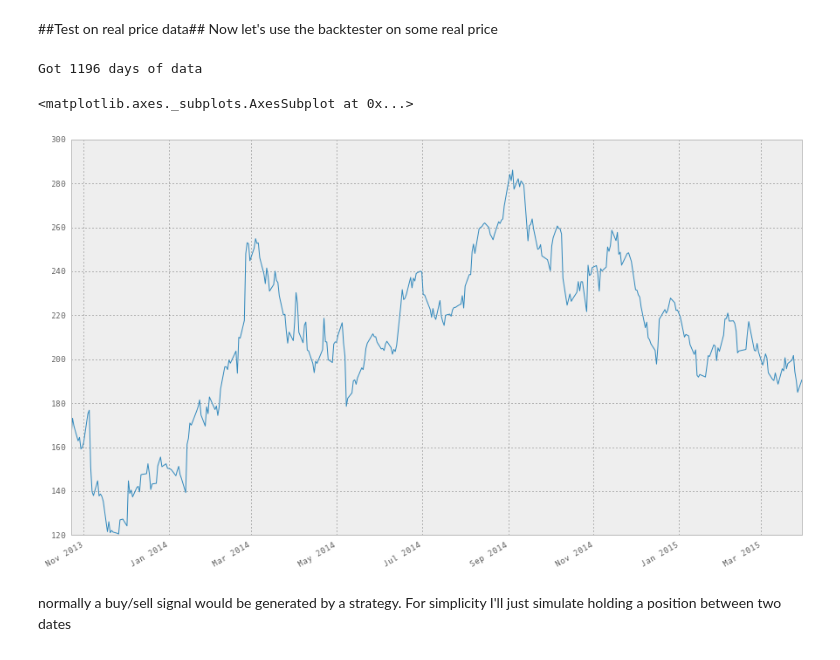
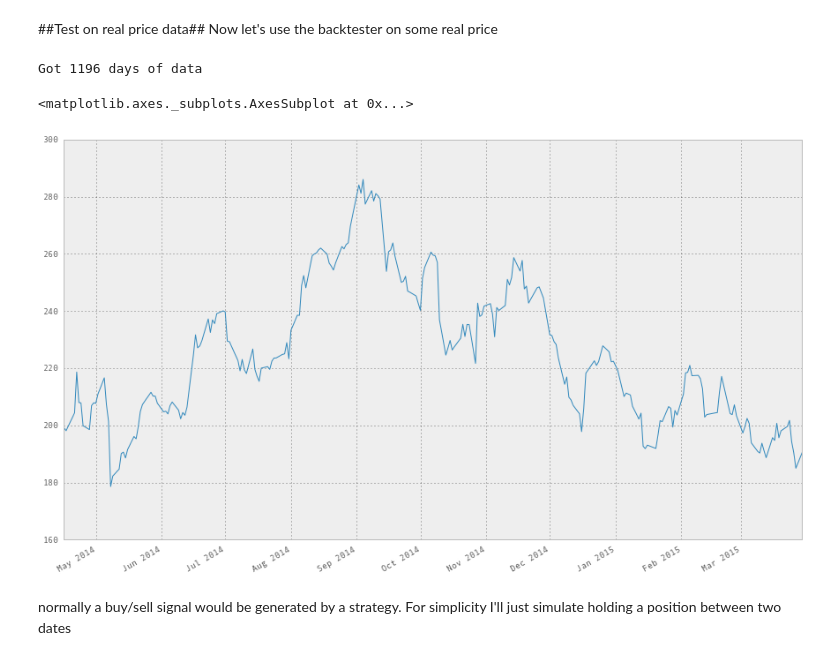
Before and after one commit to fraka6/trading-with-python, a Jupyter notebook: notebooks/explore_automatic_trading.ipynb, the cells around one changed output. Cells and saved outputs as stored; diff of their text form; code cells hidden in the pictures.

```diff
--- a/notebooks/explore_automatic_trading.ipynb
+++ b/notebooks/explore_automatic_trading.ipynb
@@ -95,14 +95,14 @@ Now let's use the backtester on some real price
 # %%
 # start with getting some data to test on
 import tradingWithPython.lib.yahooFinance as yahoo # yahoo finance module
 stockname = 'TSLA'
-n = 30*12
+n = 30*8
 price = yahoo.getHistoricData(stockname)['adj_close'][-n:]
 price.plot()
 # %% [output]
 Got 1196 days of data
 <matplotlib.axes._subplots.AxesSubplot at 0x...>
-[figure, old version]
+[figure, new version]
 # %% [markdown]
 normally a buy/sell signal would be generated by a strategy. For simplicity I'll just simulate holding a position between two dates
 # %%
```
Also changed, not shown: parts of 2 cells of this notebook, 1 other file.
